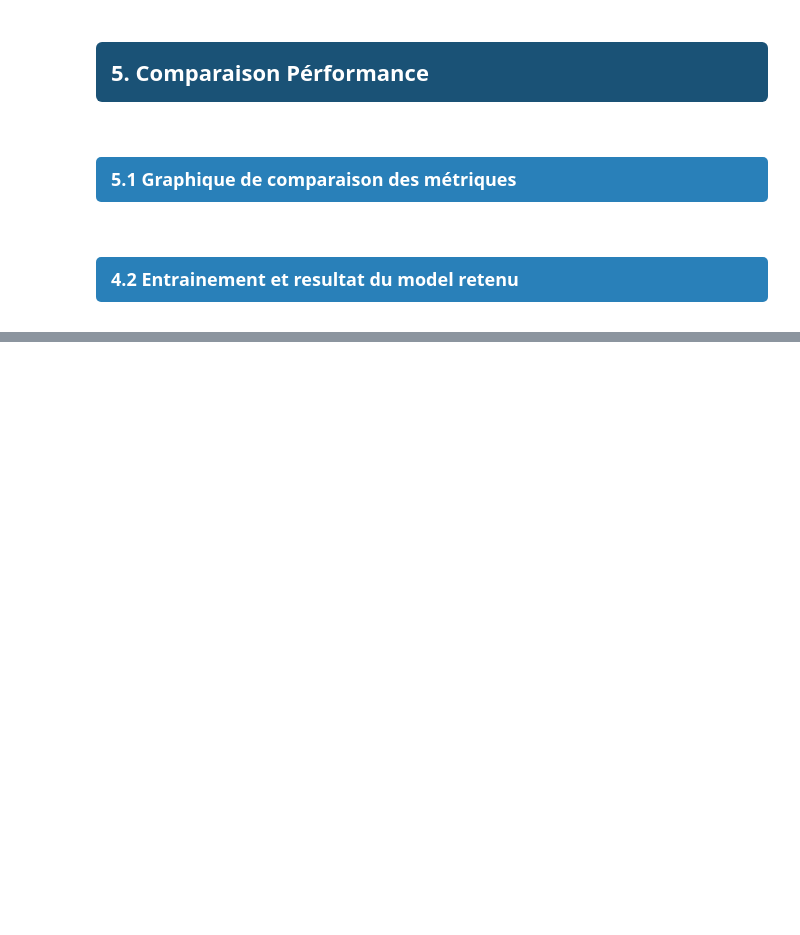
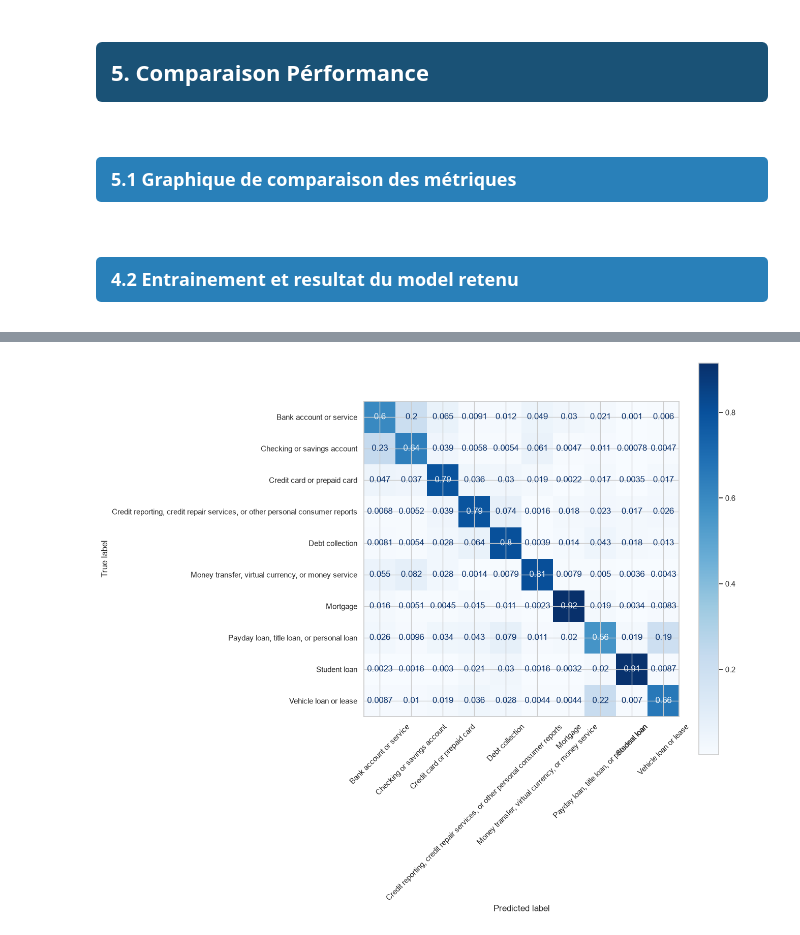
Before and after one commit to GreatTeacherJ/ZenAssist, a Jupyter notebook: src/app/data.ipynb, the cells around one changed output, grey strips where cells are left out. Cells and saved outputs as stored; diff of their text form; code cells hidden in the pictures; blank space fills up the shorter version.

```diff
--- a/src/app/data.ipynb
+++ b/src/app/data.ipynb
@@ -592,6 +596,8 @@ X_sample, _, y_sample, _ = train_test_split(
     random_state=STATE,
     stratify=y
 )
+X_sample = X
+y_sample = y
 
 # Puis split train/test habituel sur l'échantillon
 X_train, X_test, y_train, y_test = train_test_split(
@@ -868,7 +893,7 @@ def train_model(models, generation,  X_train, y_train, desc="")->pd.DataFrame:
 # %%
 #Encodage des labels cibles
 lab_enc = LabelEncoder()
-y_train_encod = lab_enc.fit_transform(y_train[:640])
+y_train_encod = lab_enc.fit_transform(y_train)
 y_test_encod = lab_enc.transform(y_test)
 # %% [markdown]
 
@@ -986,3 +1015,13 @@ df_model_score
 | 6 | random_forest | 3.0 | embedding_3 | RandomForestClassifier(class_weig... | 0.664700 | 0.671900 | 0.661500 | 0.8991 | (640, 384) | ... |
 | 7 | xgboost | 3.0 | embedding_3 | XGBClassifier(base_score=None, bo... | 0.650400 | 0.673400 | 0.649700 | 0.9100 | (640, 384) | ... |
 | 8 | Dummy Classifier | 3.0 | embedding_3 | DummyClassifier(random_state=42, ... | 0.118200 | 0.343800 | 0.175900 | 0.5000 | (640, 384) | ... |
+# %%
+model_def = pd.read_pickle("../model/model.plk")
+pred = model_def.predict(X_test)
+pred_decod = lab_enc.inverse_transform(pred)
+
+fig, ax = plt.subplots(figsize=(10, 10))
+disp = ConfusionMatrixDisplay.from_predictions(y_test, pred_decod, normalize="true", labels=lab_enc.classes_, ax=ax, xticks_rotation=45, cmap="Blues")
+plt.show()
+# %% [output]
+[figure, added]
```
Also changed, not shown: parts of 8 cells of this notebook, 4 other files.
